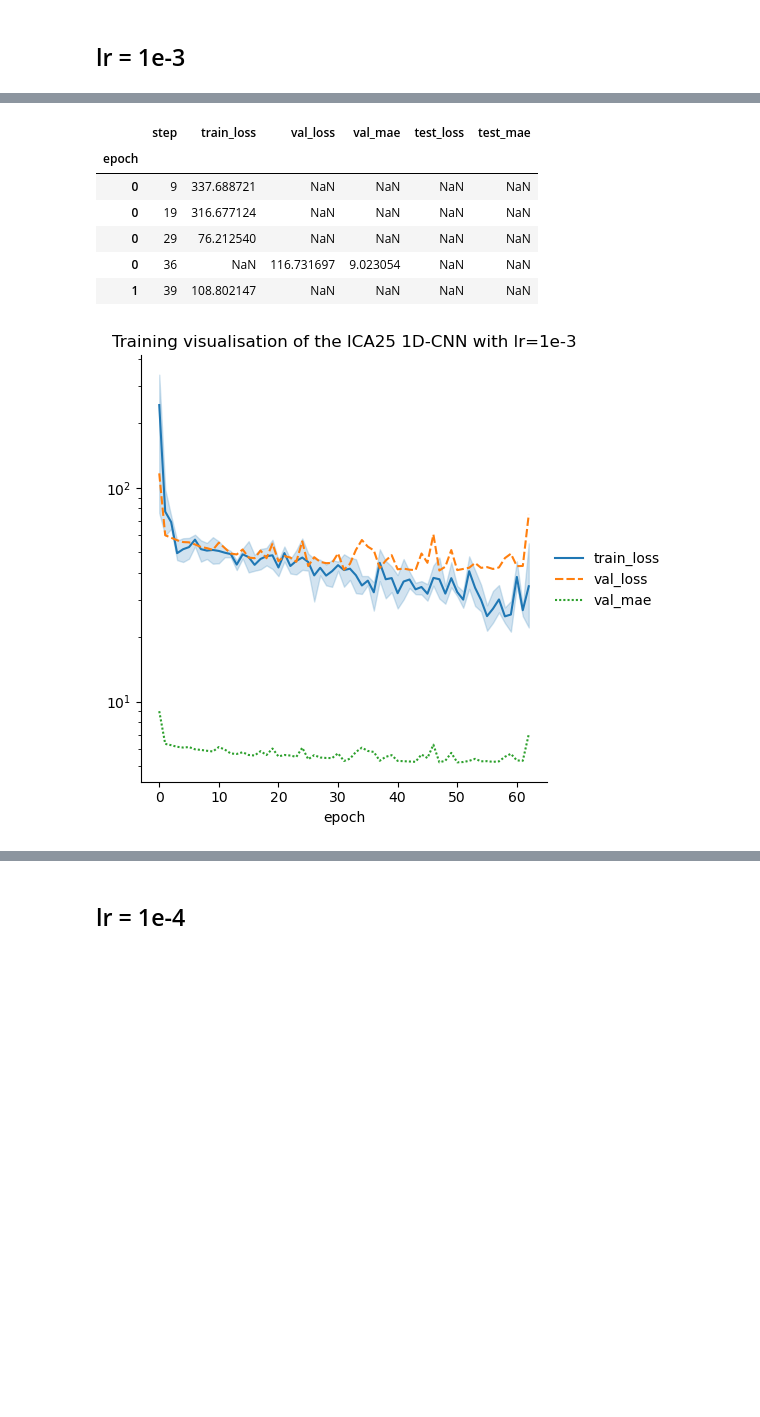
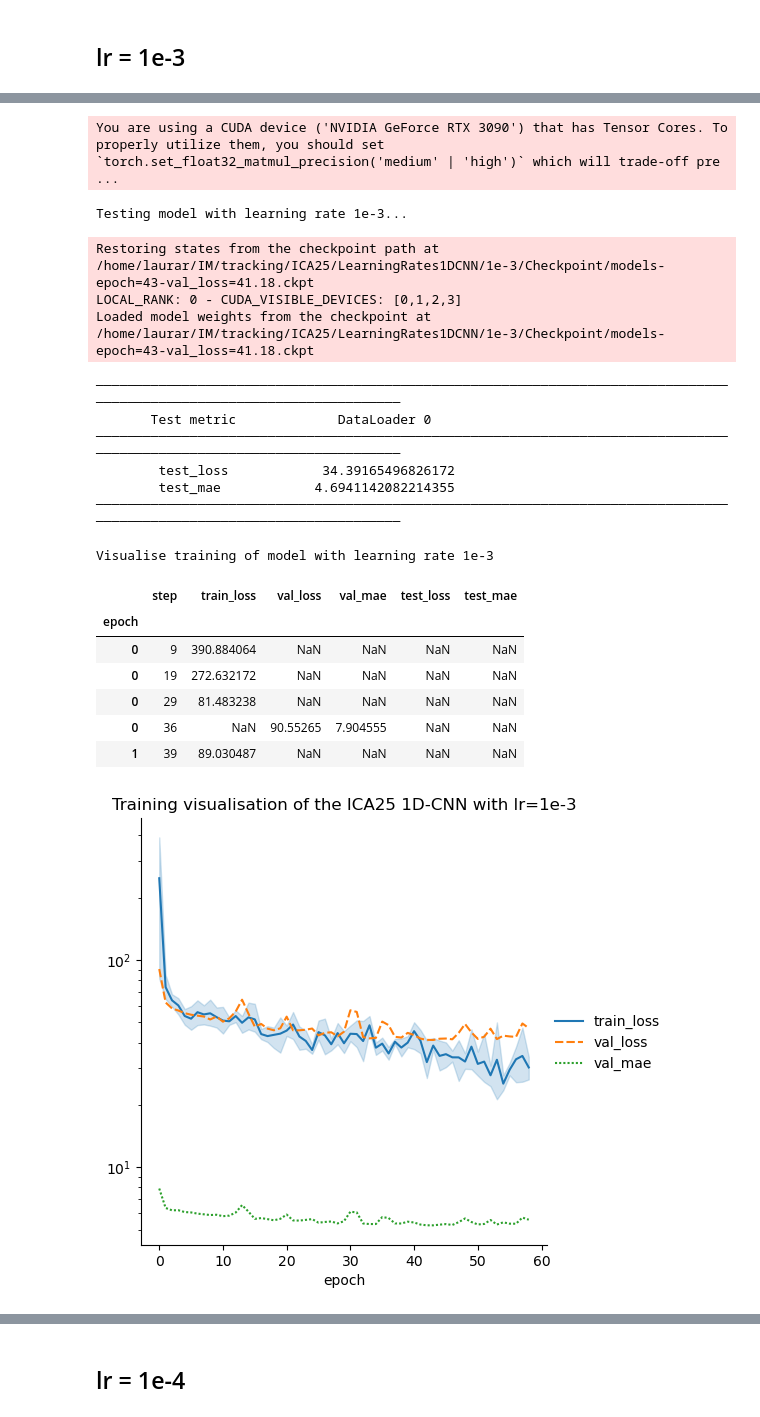
Before and after one commit to laura-riedel/IM, a Jupyter notebook: src/ICA25 - 1D CNN learning rate.ipynb, the cells around one changed output, grey strips where cells are left out. Saved outputs shown, nothing was run; the diff lists cells and outputs as text; code cells hidden in the pictures; blank space fills up the shorter version.

Commit message:
Final reproducibility update, rerun initial model, rerun learning rate

```diff
--- a/src/ICA25 - 1D CNN learning rate.ipynb
+++ b/src/ICA25 - 1D CNN learning rate.ipynb
@@ -152,7 +154,7 @@ utils.plot_training(data=lr_2_metrics, title=f'Training visualisation of the ICA
 # %% [markdown]
 ## lr = 1e-3
 # %%
-lr_3 = test_learningrate(path, data, '1e-3', 1)
+lr_3, lr_3_data = train_learningrate(path, ukbb_dir, '1e-3', 1)
 # %% [output]
 GPU available: True (cuda), used: True
 TPU available: False, using: 0 TPU cores
@@ -187,13 +177,25 @@ Loaded model weights from the checkpoint at /home/laurar/IM/tracking/ICA25/Learn
 # %%
 # visualise training
-lr_3_metrics = utils.get_current_metrics(lr_3, show=True)
-utils.plot_training(data=lr_3_metrics, title=f'Training visualisation of the ICA25 1D-CNN with lr=1e-3')
+test_learningrate(lr_3, lr_3_data, '1e-3')
 # %% [output]
+You are using a CUDA device ('NVIDIA GeForce RTX 3090') that has Tensor Cores. To properly utilize them, you should set `torch.set_float32_matmul_precision('medium' | 'high')` which will trade-off pre ...
+Testing model with learning rate 1e-3...
+Restoring states from the checkpoint path at /home/laurar/IM/tracking/ICA25/LearningRates1DCNN/1e-3/Checkpoint/models-epoch=43-val_loss=41.18.ckpt
+LOCAL_RANK: 0 - CUDA_VISIBLE_DEVICES: [0,1,2,3]
+Loaded model weights from the checkpoint at /home/laurar/IM/tracking/ICA25/LearningRates1DCNN/1e-3/Checkpoint/models-epoch=43-val_loss=41.18.ckpt
+────────────────────────────────────────────────────────────────────────────────────────────────────────────────────────
+       Test metric             DataLoader 0
+────────────────────────────────────────────────────────────────────────────────────────────────────────────────────────
+        test_loss            34.39165496826172
+        test_mae            4.6941142082214355
+────────────────────────────────────────────────────────────────────────────────────────────────────────────────────────
+
+Visualise training of model with learning rate 1e-3
 |  | step | train_loss | val_loss | val_mae | test_loss | test_mae |
 | epoch |  |  |  |  |  |  |
-| 0 | 9 | 337.688721 | NaN | NaN | NaN | NaN |
-| 0 | 19 | 316.677124 | NaN | NaN | NaN | NaN |
-| 0 | 29 | 76.212540 | NaN | NaN | NaN | NaN |
-| 0 | 36 | NaN | 116.731697 | 9.023054 | NaN | NaN |
-| 1 | 39 | 108.802147 | NaN | NaN | NaN | NaN |
+| 0 | 9 | 390.884064 | NaN | NaN | NaN | NaN |
+| 0 | 19 | 272.632172 | NaN | NaN | NaN | NaN |
+| 0 | 29 | 81.483238 | NaN | NaN | NaN | NaN |
+| 0 | 36 | NaN | 90.55265 | 7.904555 | NaN | NaN |
+| 1 | 39 | 89.030487 | NaN | NaN | NaN | NaN |
-[figure, old version]
+[figure, new version]
```
Also changed, not shown: parts of 21 cells of this notebook, 37 other files.
